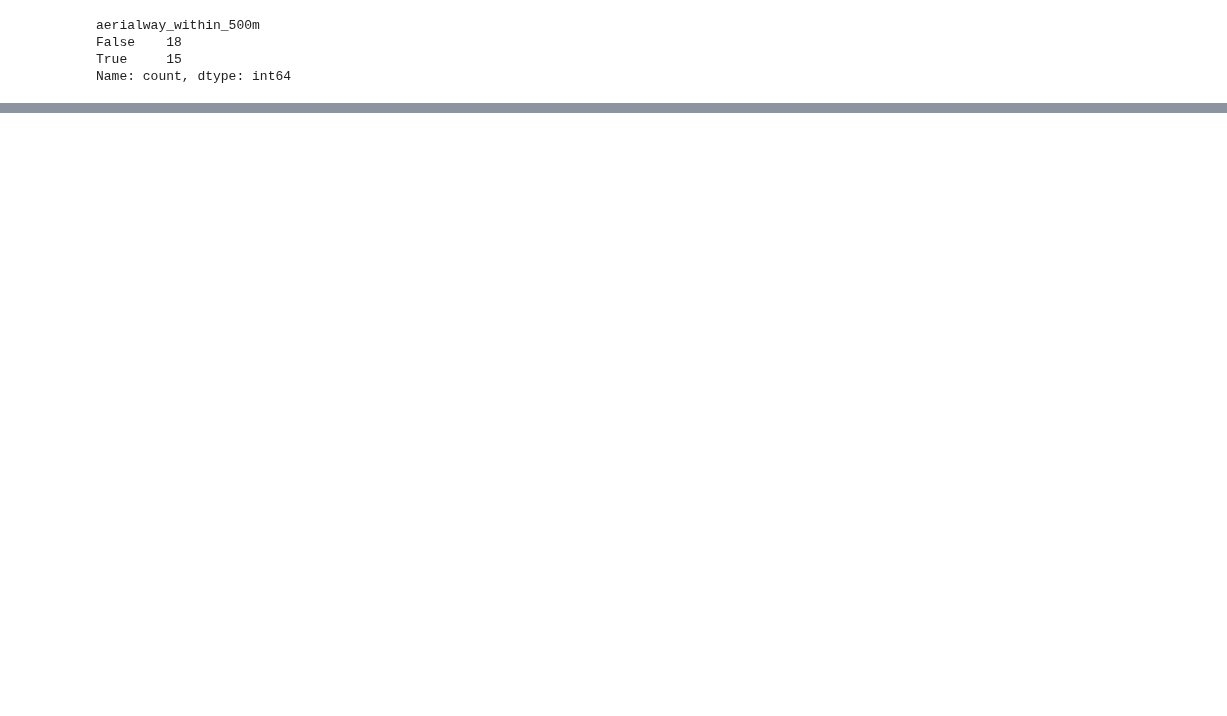
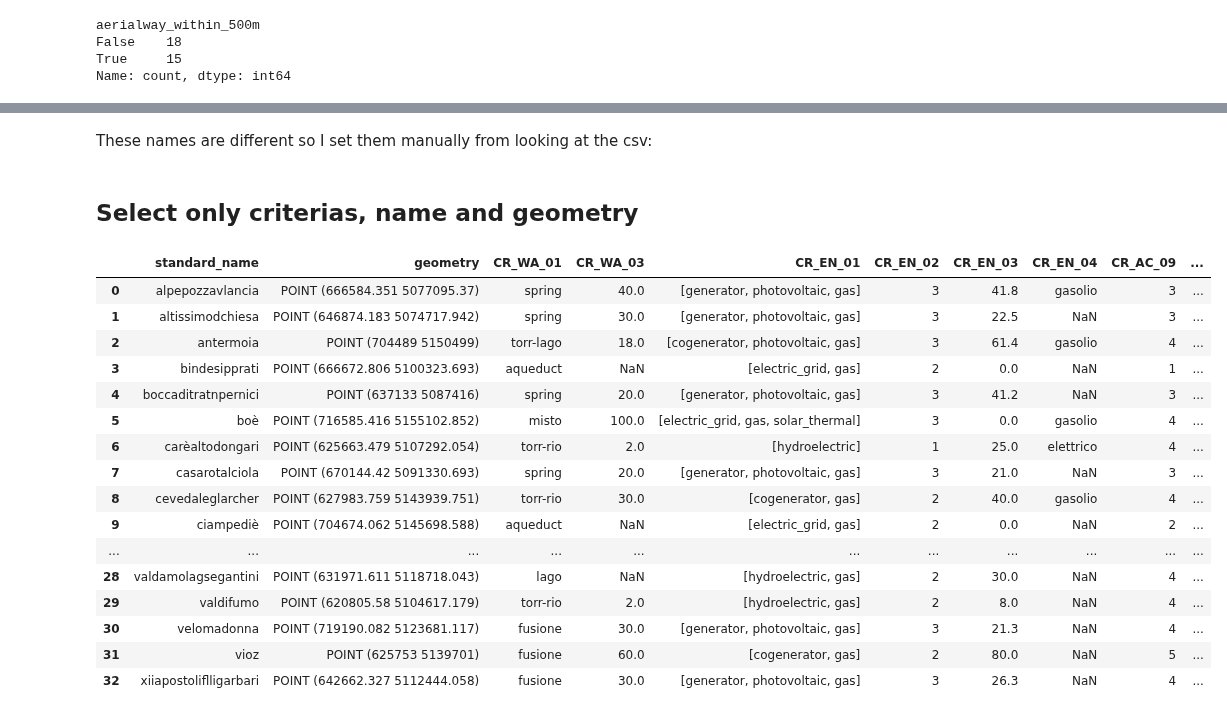
Before and after one commit to dclfbk/alpinehutsustainability, a Jupyter notebook: code/mcdm_analysis.ipynb, the cells around one changed output, grey strips where cells are left out. Saved outputs shown, nothing was run; the diff lists cells and outputs as text; code cells hidden in the pictures; blank space fills up the shorter version.

```diff
--- a/code/mcdm_analysis.ipynb
+++ b/code/mcdm_analysis.ipynb
@@ -380,0 +383,5 @@ This is a good criteria, but I can dive deeper and add the trails network to che
+# %%
+pernottamenti = pd.read_csv('../data/others/sat_pernottamenti.csv')
+# %%
+pernottamenti['standard_name'] = pernottamenti['rifugio'].apply(standardize_name)
+merged_df['CR_HO_11'] = merged_df.merge(pernottamenti[['standard_name', '2022']], on='standard_name', how='left')['2022']
@@ -380,0 +399,34 @@ This is a good criteria, but I can dive deeper and add the trails network to che
+# %% [markdown]
+These names are different so I set them manually from looking at the csv:
+# %%
+merged_df.loc[merged_df['standard_name'] == 'casarotalciola', 'CR_HO_11'] = 102
+merged_df.loc[merged_df['standard_name'] == 'fftucketteqsella', 'CR_HO_11'] = 4883
+merged_df.loc[merged_df['standard_name'] == 'saentsdorigoni', 'CR_HO_11'] = 2283
+merged_df.loc[merged_df['standard_name'] == 'stavelfdenza', 'CR_HO_11'] = 903
+merged_df.loc[merged_df['standard_name'] == 'vioz', 'CR_HO_11'] = 1318
+merged_df.loc[merged_df['standard_name'] == 'xiiapostoliflligarbari', 'CR_HO_11'] = 1100
+# %% [markdown]
+## Select only criterias, name and geometry
+# %%
+criteria_cols = [col for col in merged_df.columns if 'CR_' in col]
+alternatives_gdf = merged_df[['standard_name', 'geometry'] + criteria_cols]
+# %%
+alternatives_gdf
+# %% [output]
+|  | standard_name | geometry | CR_WA_01 | CR_WA_03 | CR_EN_01 | CR_EN_02 | CR_EN_03 | CR_EN_04 | CR_AC_09 | ... |
+| 0 | alpepozzavlancia | POINT (666584.351 5077095.37) | spring | 40.0 | [generator, photovoltaic, gas] | 3 | 41.8 | gasolio | 3 | ... |
+| 1 | altissimodchiesa | POINT (646874.183 5074717.942) | spring | 30.0 | [generator, photovoltaic, gas] | 3 | 22.5 | NaN | 3 | ... |
+| 2 | antermoia | POINT (704489 5150499) | torr-lago | 18.0 | [cogenerator, photovoltaic, gas] | 3 | 61.4 | gasolio | 4 | ... |
+| 3 | bindesipprati | POINT (666672.806 5100323.693) | aqueduct | NaN | [electric_grid, gas] | 2 | 0.0 | NaN | 1 | ... |
+| 4 | boccaditratnpernici | POINT (637133 5087416) | spring | 20.0 | [generator, photovoltaic, gas] | 3 | 41.2 | NaN | 3 | ... |
+| 5 | boè | POINT (716585.416 5155102.852) | misto | 100.0 | [electric_grid, gas, solar_thermal] | 3 | 0.0 | gasolio | 4 | ... |
+| 6 | carèaltodongari | POINT (625663.479 5107292.054) | torr-rio | 2.0 | [hydroelectric] | 1 | 25.0 | elettrico | 4 | ... |
+| 7 | casarotalciola | POINT (670144.42 5091330.693) | spring | 20.0 | [generator, photovoltaic, gas] | 3 | 21.0 | NaN | 3 | ... |
+| 8 | cevedaleglarcher | POINT (627983.759 5143939.751) | torr-rio | 30.0 | [cogenerator, gas] | 2 | 40.0 | gasolio | 4 | ... |
+| 9 | ciampediè | POINT (704674.062 5145698.588) | aqueduct | NaN | [electric_grid, gas] | 2 | 0.0 | NaN | 2 | ... |
+| ... | ... | ... | ... | ... | ... | ... | ... | ... | ... | ... |
+| 28 | valdamolagsegantini | POINT (631971.611 5118718.043) | lago | NaN | [hydroelectric, gas] | 2 | 30.0 | NaN | 4 | ... |
+| 29 | valdifumo | POINT (620805.58 5104617.179) | torr-rio | 2.0 | [hydroelectric, gas] | 2 | 8.0 | NaN | 4 | ... |
+| 30 | velomadonna | POINT (719190.082 5123681.117) | fusione | 30.0 | [generator, photovoltaic, gas] | 3 | 21.3 | NaN | 4 | ... |
+| 31 | vioz | POINT (625753 5139701) | fusione | 60.0 | [cogenerator, gas] | 2 | 80.0 | NaN | 5 | ... |
+| 32 | xiiapostoliflligarbari | POINT (642662.327 5112444.058) | fusione | 30.0 | [generator, photovoltaic, gas] | 3 | 26.3 | NaN | 4 | ... |
```
Also changed, not shown: parts of 38 cells of this notebook, 1 other file.
